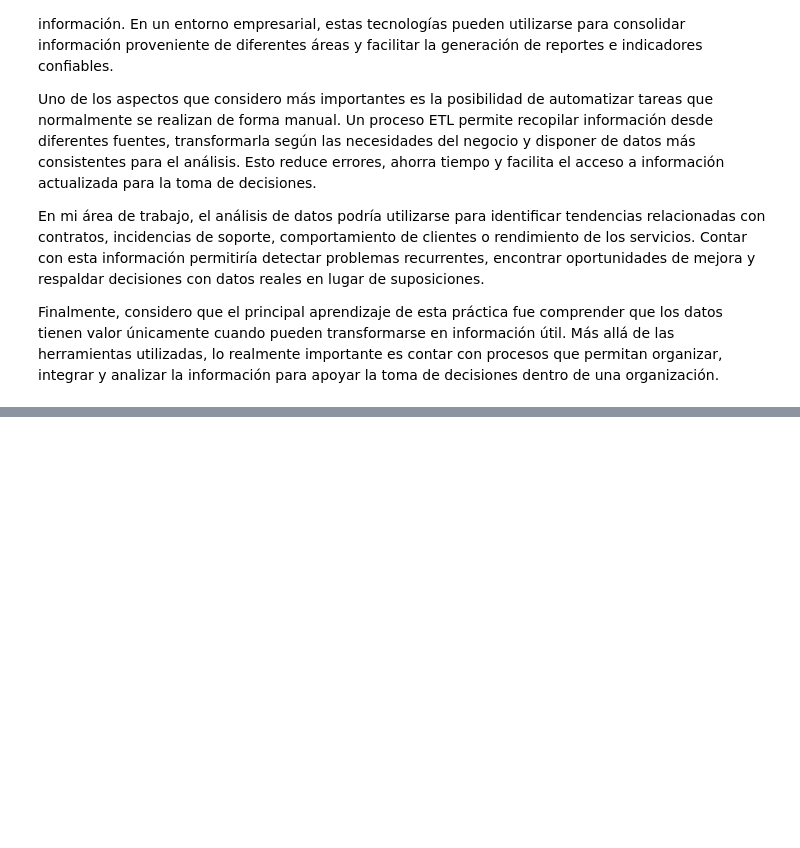
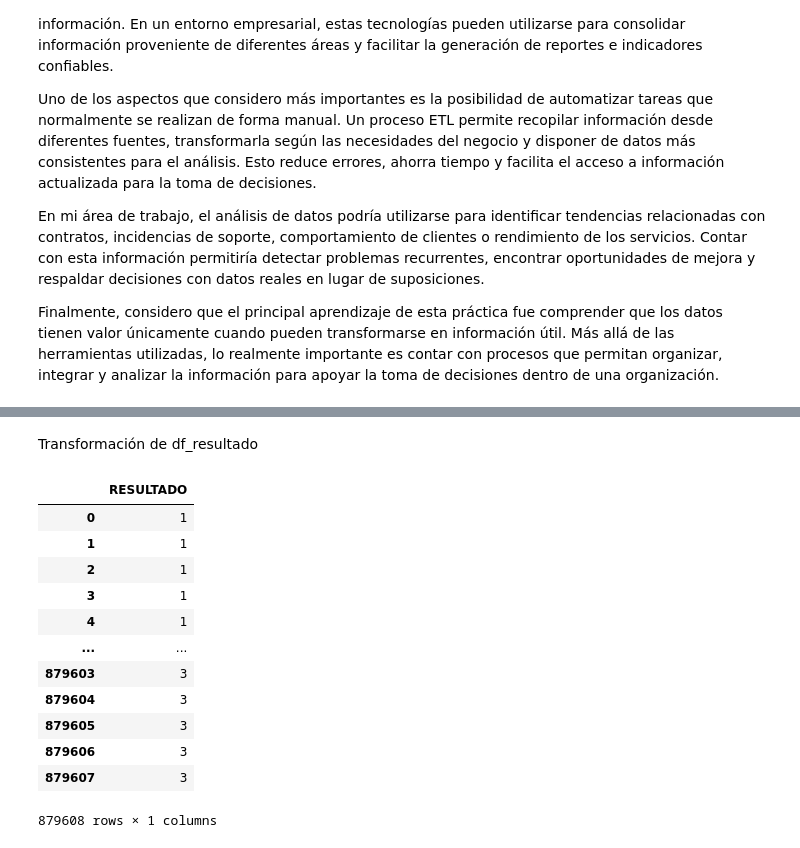
Before and after one commit to germano84-sys/BI-Clase1-G4, a Jupyter notebook: DesarrolloT1G4.ipynb, the cells around one changed output, grey strips where cells are left out. Drawn from its saved outputs; the diff is of its cells as text; code cells hidden in the pictures; blank space fills up the shorter version.

```diff
--- a/DesarrolloT1G4.ipynb
+++ b/DesarrolloT1G4.ipynb
@@ -627,0 +632,20 @@ Finalmente, considero que el principal aprendizaje de esta práctica fue compren
+# %% [markdown]
+Transformación de df_resultado
+# %%
+df_parents = df_covidgeneral[['RESULTADO']].copy()
+# %%
+df_parents
+# %% [output]
+|  | RESULTADO |
+| 0 | 1 |
+| 1 | 1 |
+| 2 | 1 |
+| 3 | 1 |
+| 4 | 1 |
+| ... | ... |
+| 879603 | 3 |
+| 879604 | 3 |
+| 879605 | 3 |
+| 879606 | 3 |
+| 879607 | 3 |
+879608 rows × 1 columns
```
Also changed, not shown: parts of 49 cells of this notebook, 1 other file.
